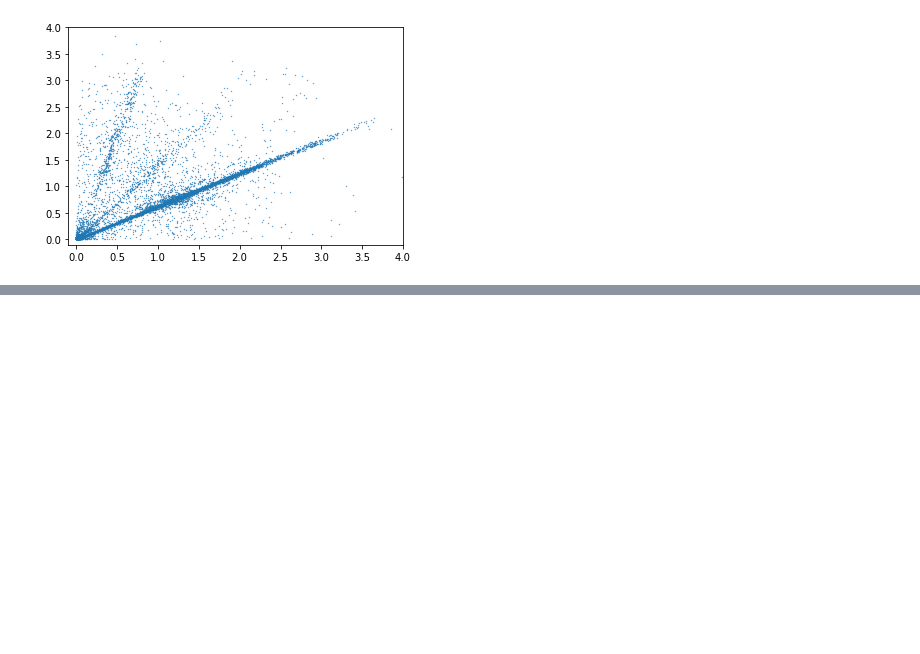
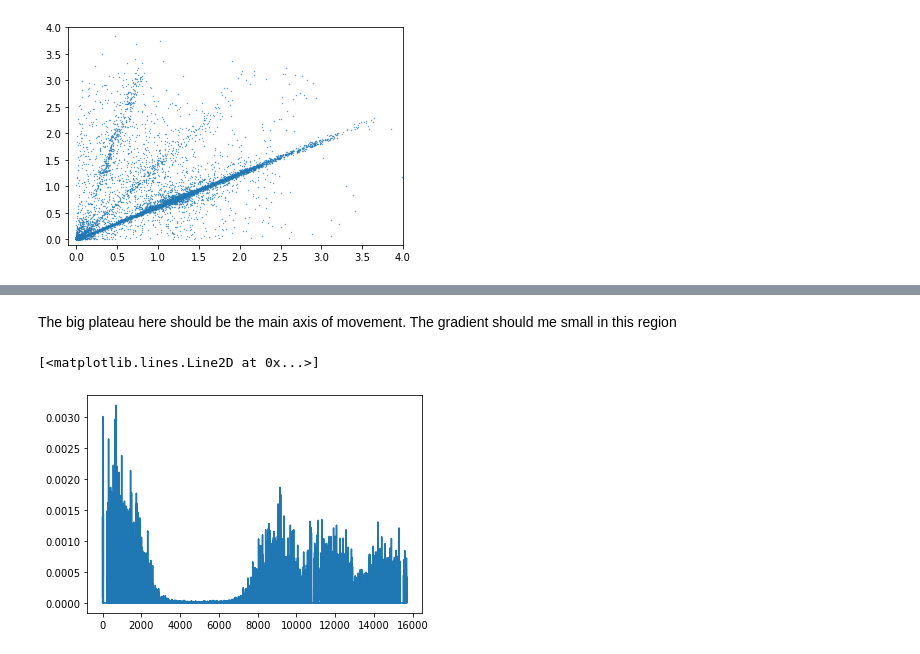
Before and after one commit to fieldmapp/Mobile-Data-Collection, a Jupyter notebook: DrivingViewProcessor/test.ipynb, the cells around one changed output, grey strips where cells are left out. Saved outputs shown, nothing was run; the diff lists cells and outputs as text; code cells hidden in the pictures; blank space fills up the shorter version.

```diff
--- a/DrivingViewProcessor/test.ipynb
+++ b/DrivingViewProcessor/test.ipynb
@@ -37,0 +61,8 @@ plt.ylim([-0.1, 4])
+# %% [markdown]
+The big plateau here should be the main axis of movement. The gradient should me small in this region
+# %%
+gradient = np.ediff1d(deg)
+plt.plot(gradient)
+# %% [output]
+[<matplotlib.lines.Line2D at 0x...>]
+[figure, added]
```
Also changed, not shown: parts of 5 cells of this notebook.
